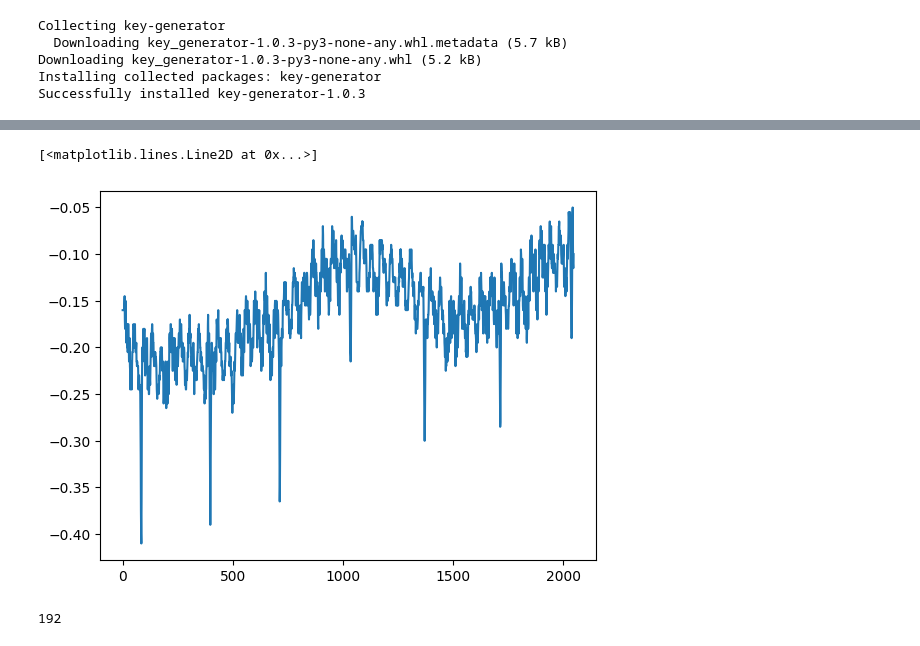
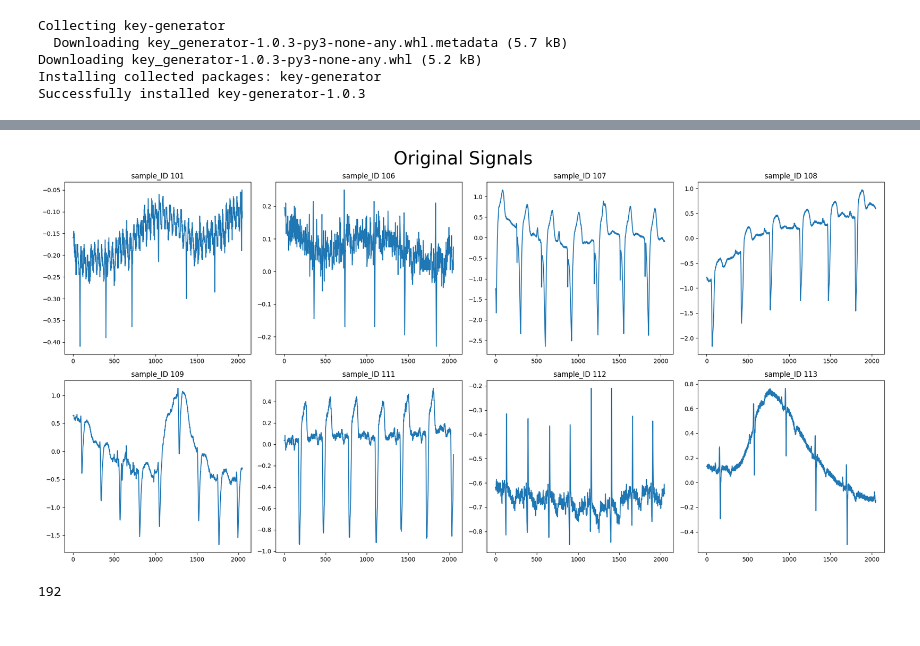
Before and after one commit to anirban21100/MIT-BIH, a Jupyter notebook: notebook4e79f032cc.ipynb, the cells around one changed output, grey strips where cells are left out. Drawn from its saved outputs; the diff is of its cells as text; code cells hidden in the pictures.

Commit message:
Kaggle Notebook | notebook_netsec_2024_2 | Version 5

```diff
--- a/notebook4e79f032cc.ipynb
+++ b/notebook4e79f032cc.ipynb
@@ -31,9 +34,11 @@ platform.uname()._asdict()
  'machine': 'x86_64',
  'processor': 'x86_64'}
 # %%
-# data = [101,106,107,108,109,111,112,113]
-data=101
-PATH = f"/kaggle/input/mit-bih-arrhythmia-database-modern-2023/{data}.csv"
+data_li = [101,106,107,108,109,111,112,113]
+path_li=[]
+for data in data_li:
+    PATH = f"/kaggle/input/mit-bih-arrhythmia-database-modern-2023/{data}.csv"
+    path_li.append(PATH)
 # %%
 def plot_original(path):
     train_df = pd.read_csv(path)
@@ -41,16 +46,45 @@ def plot_original(path):
     x = []
     for i in range(2048):
         x.append(i)
+    y = train_X[:2048]['V1'].to_list()
 
-    return plt.plot(x, train_X[:2048]['V1'].to_list()), train_X[:2048]['V1'].to_list()
+    return x ,y
 
 
-plot, original_signal = plot_original(PATH)
-
-plot
+signals_li=[]
+for PATH in path_li:
+    idx, signal = plot_original(PATH)
+    signals_li.append((idx,signal))
-# %% [output]
-[<matplotlib.lines.Line2D at 0x...>]
-[figure, removed]
+# %%
+fig, axs = plt.subplots(2, 4, figsize=(20, 10))
+
+
+axs[0, 0].plot(signals_li[0][0], signals_li[0][1])
+axs[0, 1].plot(signals_li[1][0], signals_li[1][1])
+axs[0, 2].plot(signals_li[2][0], signals_li[2][1])
+axs[0, 3].plot(signals_li[3][0], signals_li[3][1])
+axs[1, 0].plot(signals_li[4][0], signals_li[4][1])
+axs[1, 1].plot(signals_li[5][0], signals_li[5][1])
+axs[1, 2].plot(signals_li[6][0], signals_li[6][1])
+axs[1, 3].plot(signals_li[7][0], signals_li[7][1])
+
+
+axs[0, 0].set_title(f'sample_ID {data_li[0]}')
+axs[0, 1].set_title(f'sample_ID {data_li[1]}')
+axs[0, 2].set_title(f'sample_ID {data_li[2]}')
+axs[0, 3].set_title(f'sample_ID {data_li[3]}')
+axs[1, 0].set_title(f'sample_ID {data_li[4]}')
+axs[1, 1].set_title(f'sample_ID {data_li[5]}')
+axs[1, 2].set_title(f'sample_ID {data_li[6]}')
+axs[1, 3].set_title(f'sample_ID {data_li[7]}')
+
+fig.suptitle('Original Signals', fontsize=30)
+
+plt.tight_layout()
+
+plt.show()
+# %% [output]
+[figure, added]
 # %%
 '''Generate A'''
 p = random.randrange(10**31,10**31+10**30)
```
Also changed, not shown: parts of 22 cells of this notebook.
